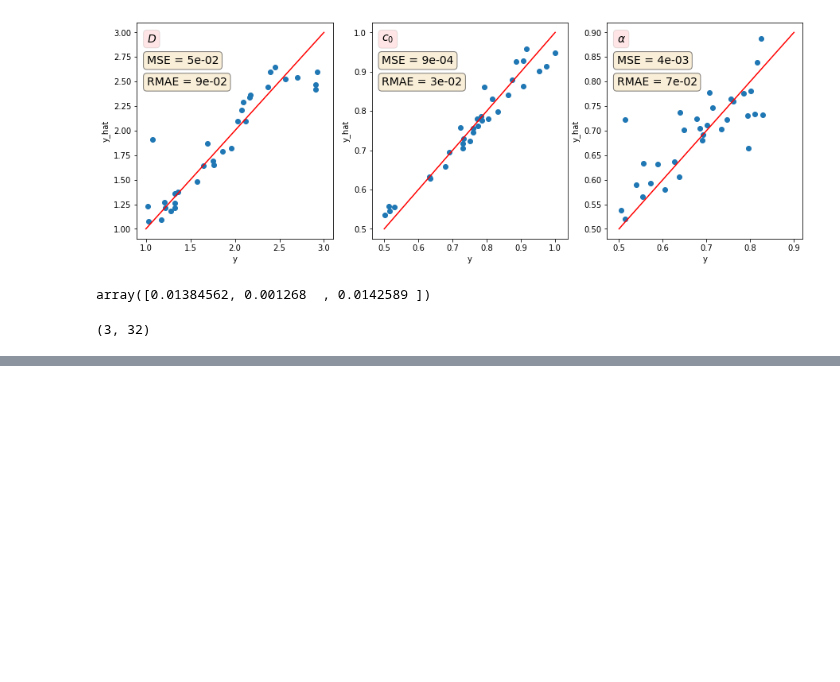
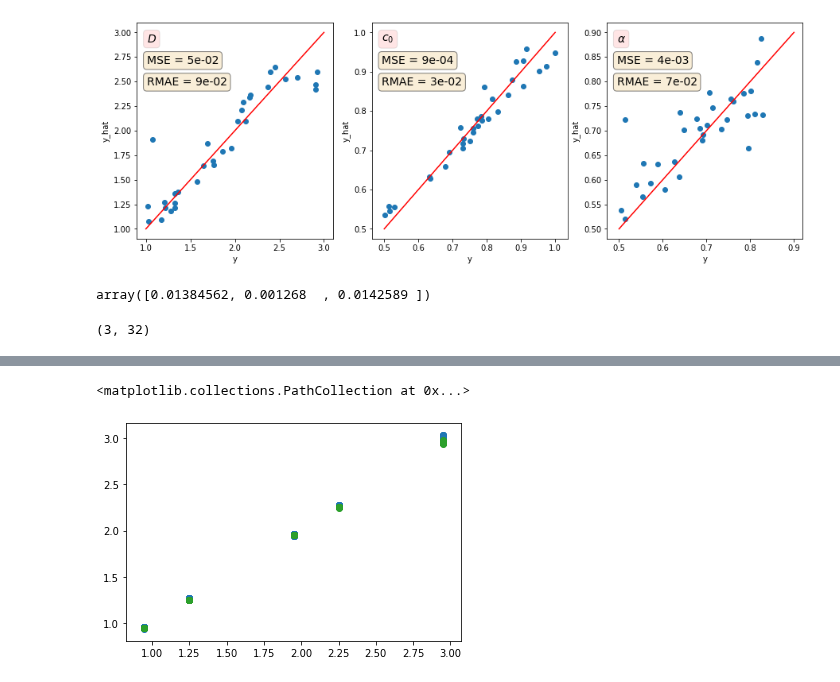
Before and after one commit to waahlstrand/frap, a Jupyter notebook: notebooks/Results.ipynb, the cells around one changed output, grey strips where cells are left out. Drawn from its saved outputs; the diff is of its cells as text; code cells hidden in the pictures; blank space fills up the shorter version.

Commit message:
Added results

```diff
--- a/notebooks/Results.ipynb
+++ b/notebooks/Results.ipynb
@@ -146,0 +175,6 @@ plt.imshow(Xnew[0,10,:,:])
+# %%
+from models.spatiotemporal import Tratt
+
+model = Tratt(8)
+model.load_state_dict(torch.load("/home/sms/vws/frappe/saved/longtime/2k/States/states"))
+model.eval()
@@ -146,0 +199,3 @@ plt.imshow(Xnew[0,10,:,:])
+# %%
+y_nn = model(torch.from_numpy(X))
+y_nn = y_nn.detach().numpy()
@@ -146,0 +335,10 @@ plt.imshow(Xnew[0,10,:,:])
+# %%
+results = collect_results(model, "/media/sms/WD_PASSPORT/frap_ann/data_generation/data")
+# %%
+import pickle
+
+with open('results' + '.pkl', 'wb') as f:
+    pickle.dump(results, f, pickle.HIGHEST_PROTOCOL)
+
+with open('results' + '.pkl', 'rb') as f:
+    data = pickle.load(f)
@@ -146,0 +454,7 @@ plt.imshow(Xnew[0,10,:,:])
+# %%
+plt.scatter(df["D"], df["D_nn_mean"])
+plt.scatter(df["D"], df["D_px_mean"])
+plt.scatter(df["D"], df["D_rc_mean"])
+# %% [output]
+<matplotlib.collections.PathCollection at 0x...>
+[figure, added]
```
Also changed, not shown: parts of 27 cells of this notebook, 4 other files.
